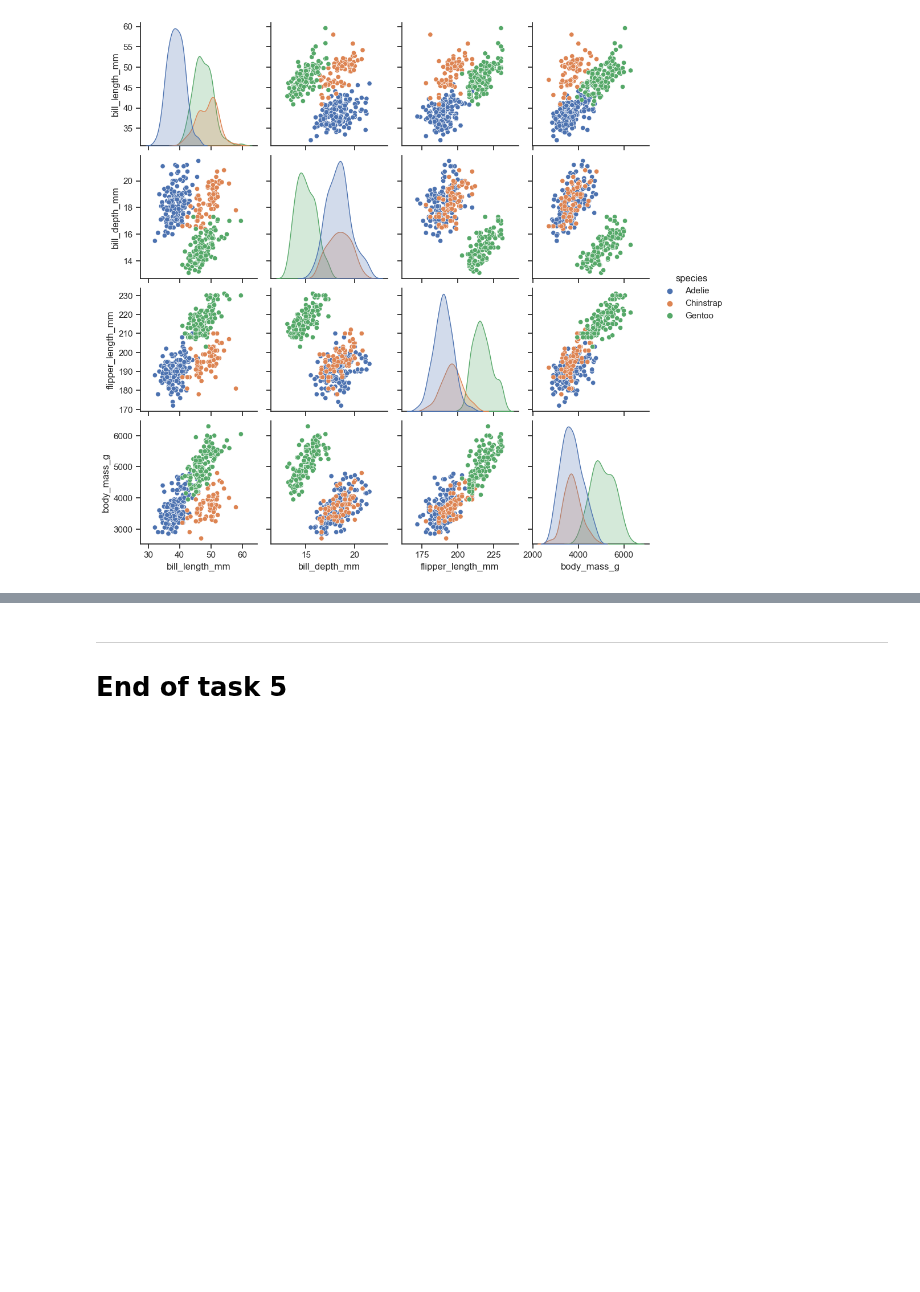
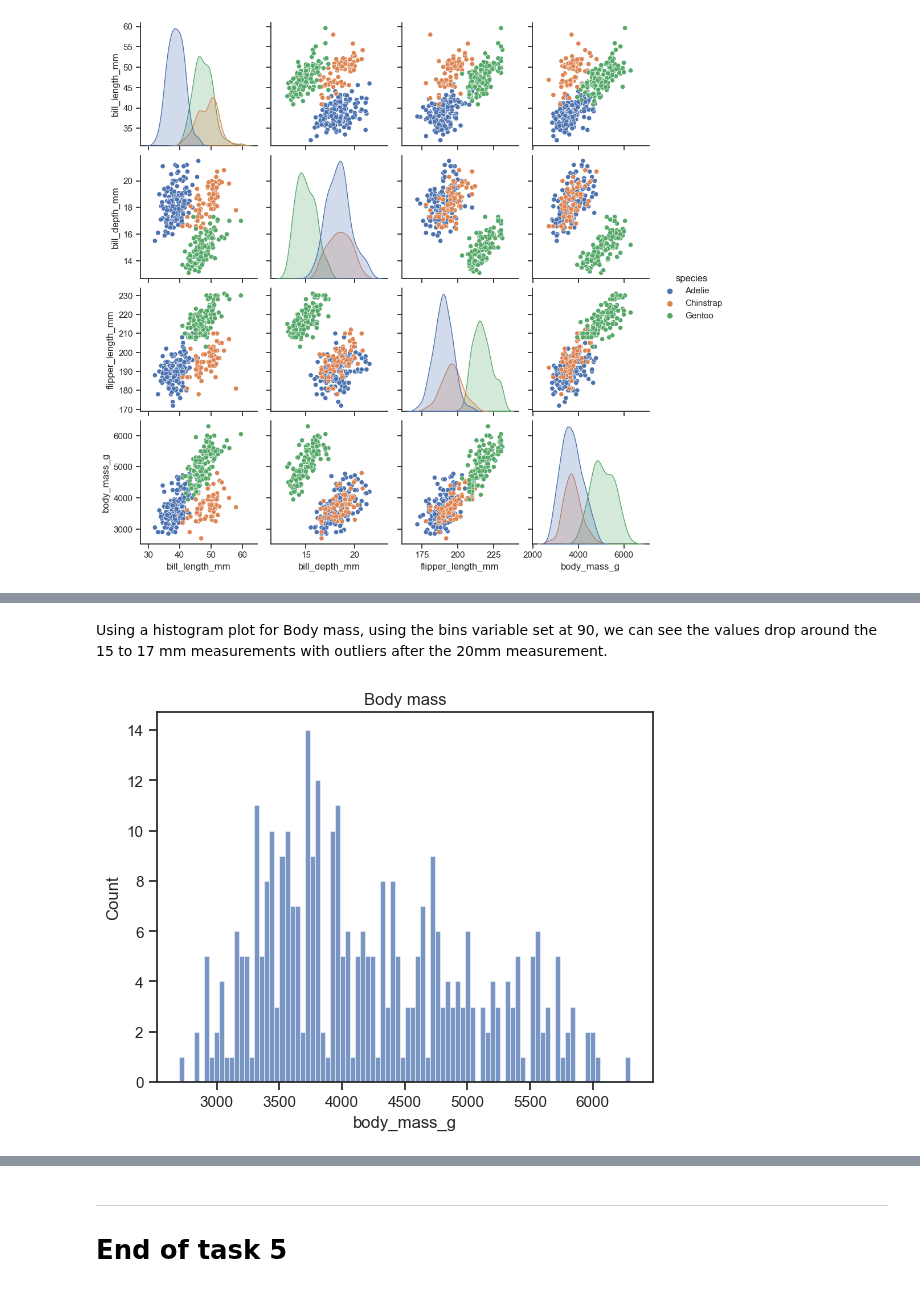
Before and after one commit to kevinsenan/4359-Fundamentals-of-Data-Analysis, a Jupyter notebook: Tasks.ipynb, the cells around one changed output, grey strips where cells are left out. Drawn from its saved outputs; the diff is of its cells as text; code cells hidden in the pictures; blank space fills up the shorter version.

```diff
--- a/Tasks.ipynb
+++ b/Tasks.ipynb
@@ -400,0 +428,9 @@ sns.pairplot(df, hue="species")
+# %% [markdown]
+Using a histogram plot for Body mass, using the bins variable set at 90, we can see the values drop around the 15 to 17 mm measurements with outliers after the 20mm measurement.
+# %%
+sns.histplot(data=df, x='body_mass_g', bins = 90)
+plt.title('Body mass')
+plt.savefig("img/Histogram Body mass")
+plt.show()
+# %% [output]
+[figure, added]
```
Also changed, not shown: parts of 11 cells of this notebook, 7 other files.
